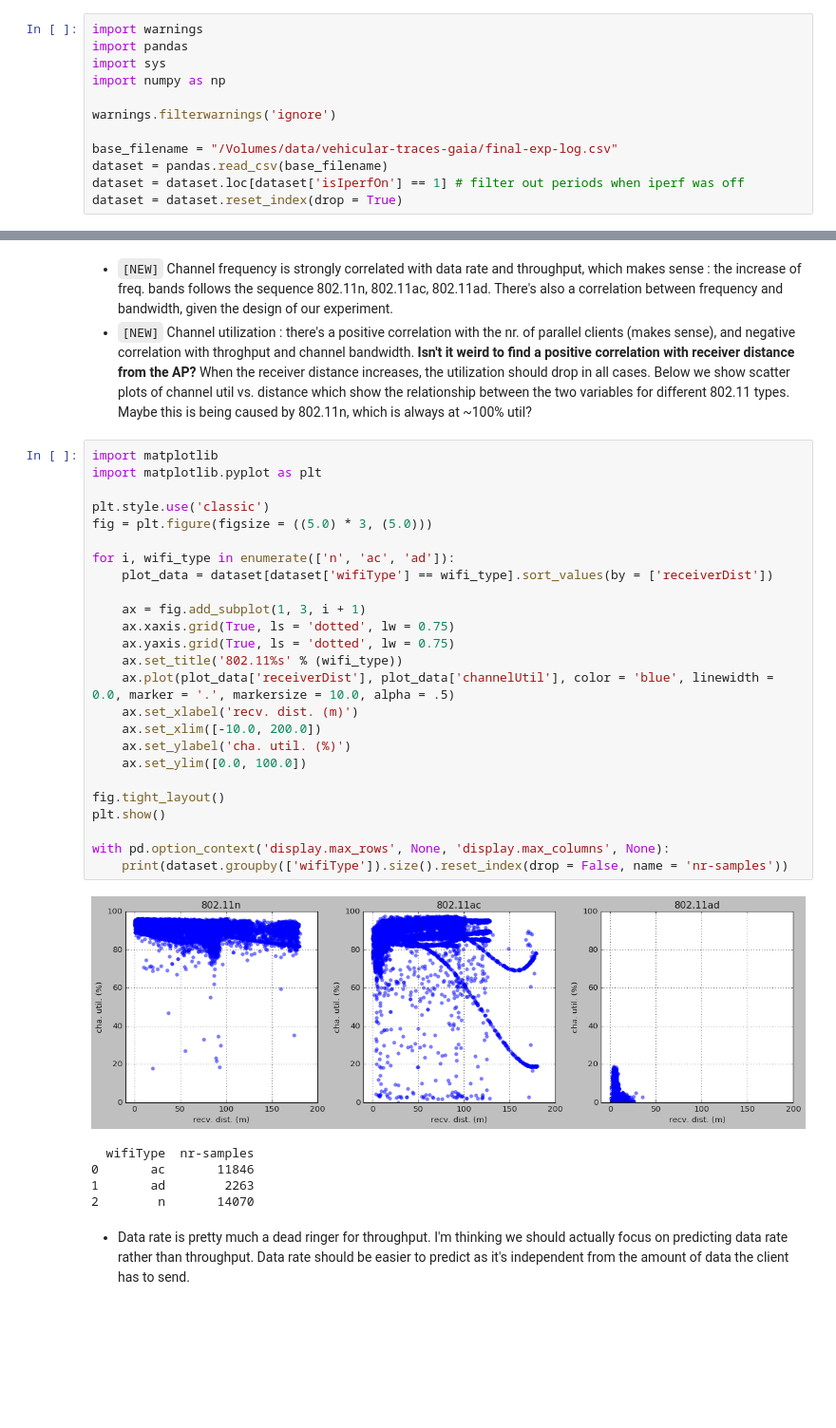
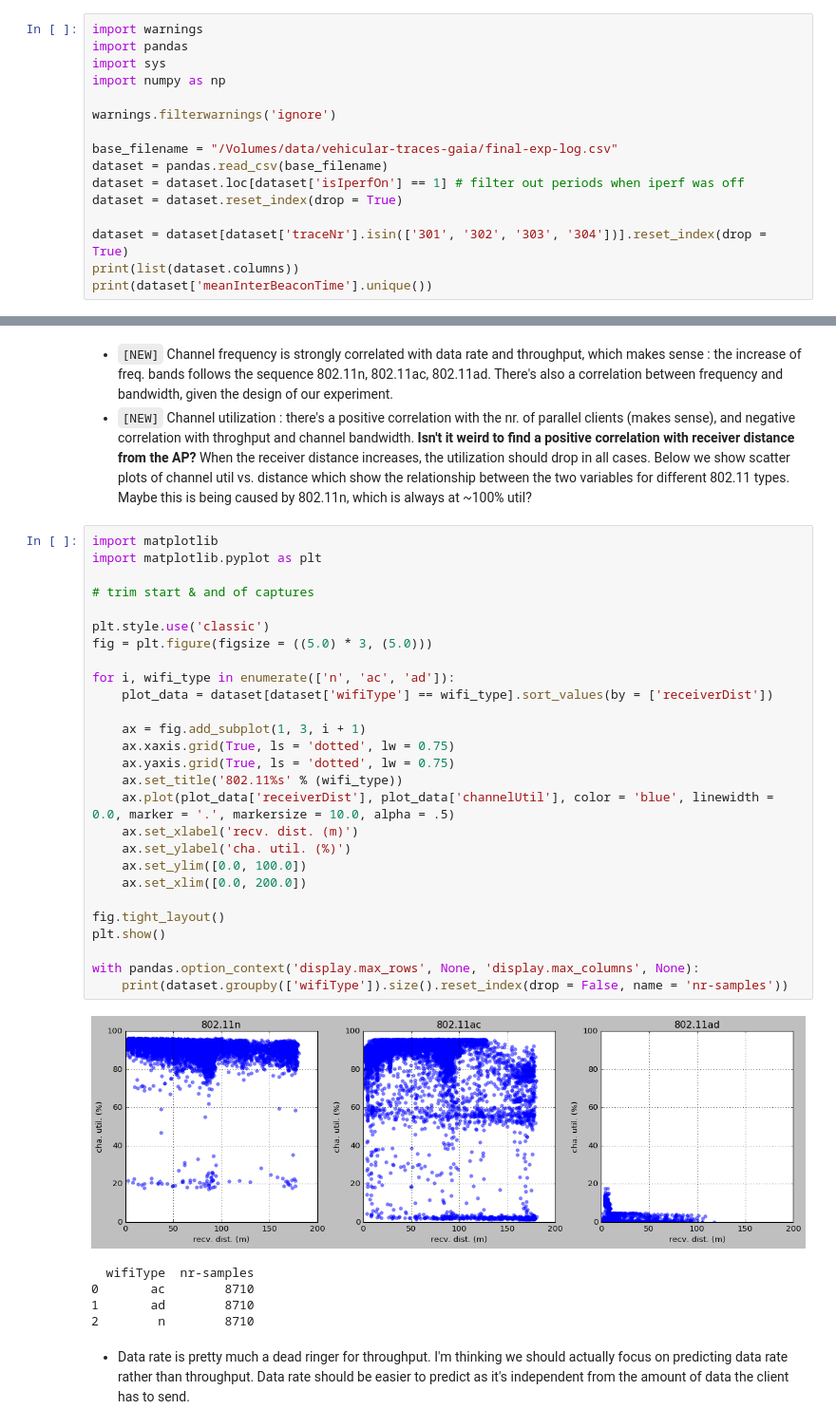
Before and after one commit to adamiaonr/wifi-vehicles, a Jupyter notebook: ap-selection/datarate-estimation/data-rate-prediction.ipynb, the cells around one changed output, grey strips where cells are left out. Shown at 95% size. Saved outputs shown, nothing was run; the diff lists cells and outputs as text; blank space fills up the shorter version.

```diff
--- a/ap-selection/datarate-estimation/data-rate-prediction.ipynb
+++ b/ap-selection/datarate-estimation/data-rate-prediction.ipynb
@@ -55,3 +59,7 @@ base_filename = "/Volumes/data/vehicular-traces-gaia/final-exp-log.csv"
 dataset = pandas.read_csv(base_filename)
 dataset = dataset.loc[dataset['isIperfOn'] == 1] # filter out periods when iperf was off
 dataset = dataset.reset_index(drop = True)
+
+dataset = dataset[dataset['traceNr'].isin(['301', '302', '303', '304'])].reset_index(drop = True)
+print(list(dataset.columns))
+print(dataset['meanInterBeaconTime'].unique())
@@ -148,33 +160,35 @@ del corDs, corMat # get rid of stuff we don't need anymore
 # %%
 import matplotlib
 import matplotlib.pyplot as plt
+
+# trim start & and of captures
 
 plt.style.use('classic')
 fig = plt.figure(figsize = ((5.0) * 3, (5.0)))
 
 for i, wifi_type in enumerate(['n', 'ac', 'ad']):
     plot_data = dataset[dataset['wifiType'] == wifi_type].sort_values(by = ['receiverDist'])
 
     ax = fig.add_subplot(1, 3, i + 1)
     ax.xaxis.grid(True, ls = 'dotted', lw = 0.75)
     ax.yaxis.grid(True, ls = 'dotted', lw = 0.75)
     ax.set_title('802.11%s' % (wifi_type))
     ax.plot(plot_data['receiverDist'], plot_data['channelUtil'], color = 'blue', linewidth = 0.0, marker = '.', markersize = 10.0, alpha = .5)
     ax.set_xlabel('recv. dist. (m)')
-    ax.set_xlim([-10.0, 200.0])
     ax.set_ylabel('cha. util. (%)')
     ax.set_ylim([0.0, 100.0])
+    ax.set_xlim([0.0, 200.0])
 
 fig.tight_layout()
 plt.show()
 
-with pd.option_context('display.max_rows', None, 'display.max_columns', None):
+with pandas.option_context('display.max_rows', None, 'display.max_columns', None):
     print(dataset.groupby(['wifiType']).size().reset_index(drop = False, name = 'nr-samples'))
 # %% [output]
-[figure, old version]
+[figure, new version]
   wifiType  nr-samples
-0       ac       11846
-1       ad        2263
-2        n       14070
+0       ac        8710
+1       ad        8710
+2        n        8710
 # %% [markdown]
 * Data rate is pretty much a dead ringer for throughput. I'm thinking we should actually focus on predicting data rate rather than throughput. Data rate should be easier to predict as it's independent from the amount of data the client has to send.
```
Also changed, not shown: parts of 74 cells of this notebook, 2 other files.
